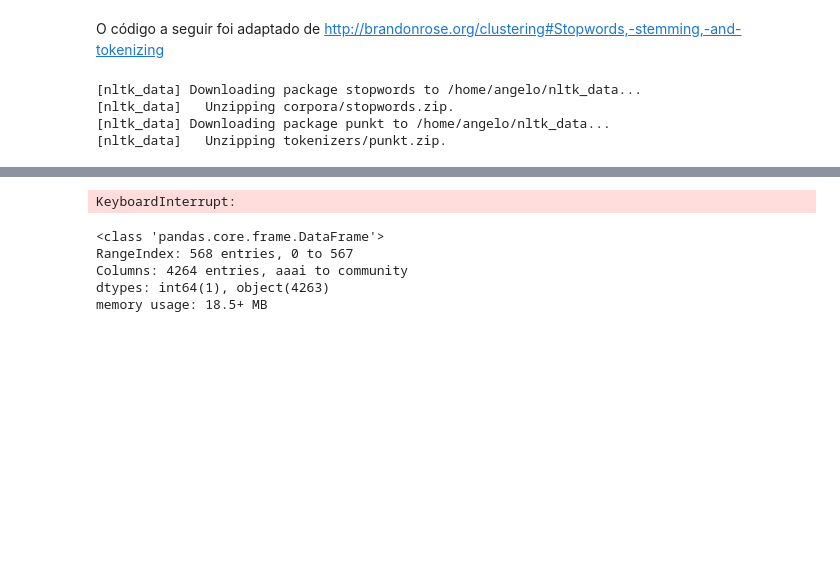
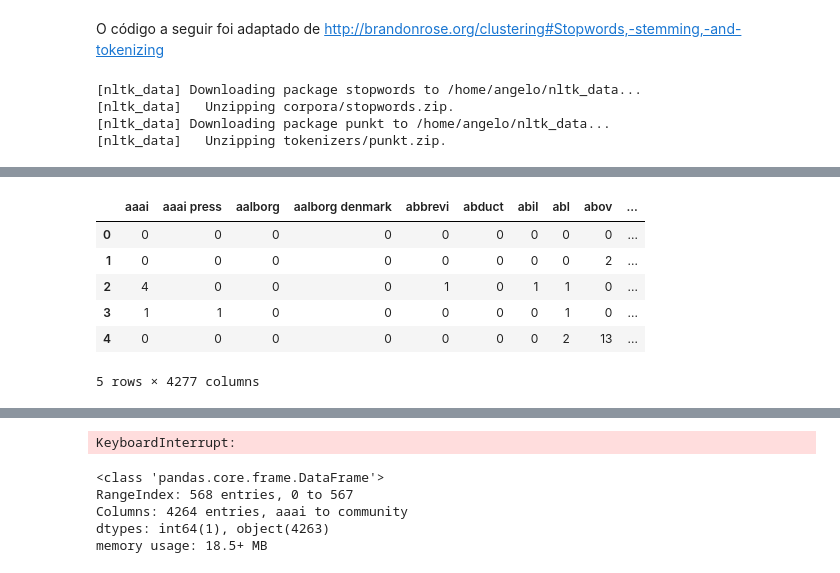
Before and after one commit to AngeloDias/SD_community, a Jupyter notebook: testingPageRank/coleta_pdf-pageRank.ipynb, the cells around one changed output, grey strips where cells are left out. Drawn from its saved outputs; the diff is of its cells as text; code cells hidden in the pictures; blank space fills up the shorter version.

```diff
--- a/testingPageRank/coleta_pdf-pageRank.ipynb
+++ b/testingPageRank/coleta_pdf-pageRank.ipynb
@@ -150,3 +189,13 @@ memory usage: 18.5+ MB
+# %%
+doc_term_matrix.head()
+# %% [output]
+|  | aaai | aaai press | aalborg | aalborg denmark | abbrevi | abduct | abil | abl | abov | ... |
+| 0 | 0 | 0 | 0 | 0 | 0 | 0 | 0 | 0 | 0 | ... |
+| 1 | 0 | 0 | 0 | 0 | 0 | 0 | 0 | 0 | 2 | ... |
+| 2 | 4 | 0 | 0 | 0 | 1 | 0 | 1 | 1 | 0 | ... |
+| 3 | 1 | 1 | 0 | 0 | 0 | 0 | 0 | 1 | 0 | ... |
+| 4 | 0 | 0 | 0 | 0 | 0 | 0 | 0 | 2 | 13 | ... |
+5 rows × 4277 columns
 # %%
 doc_term_matrix.community.unique()
 # %% [output]
```
Also changed, not shown: parts of 24 cells of this notebook, 7 other files.
